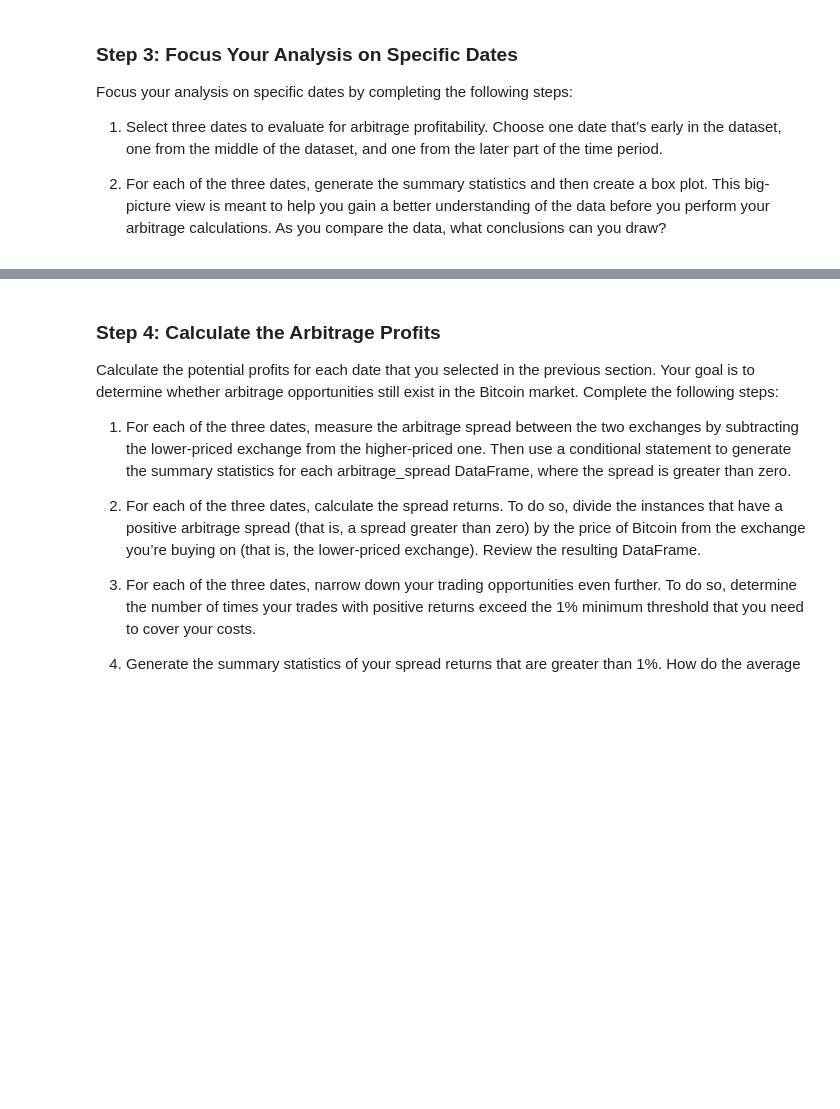
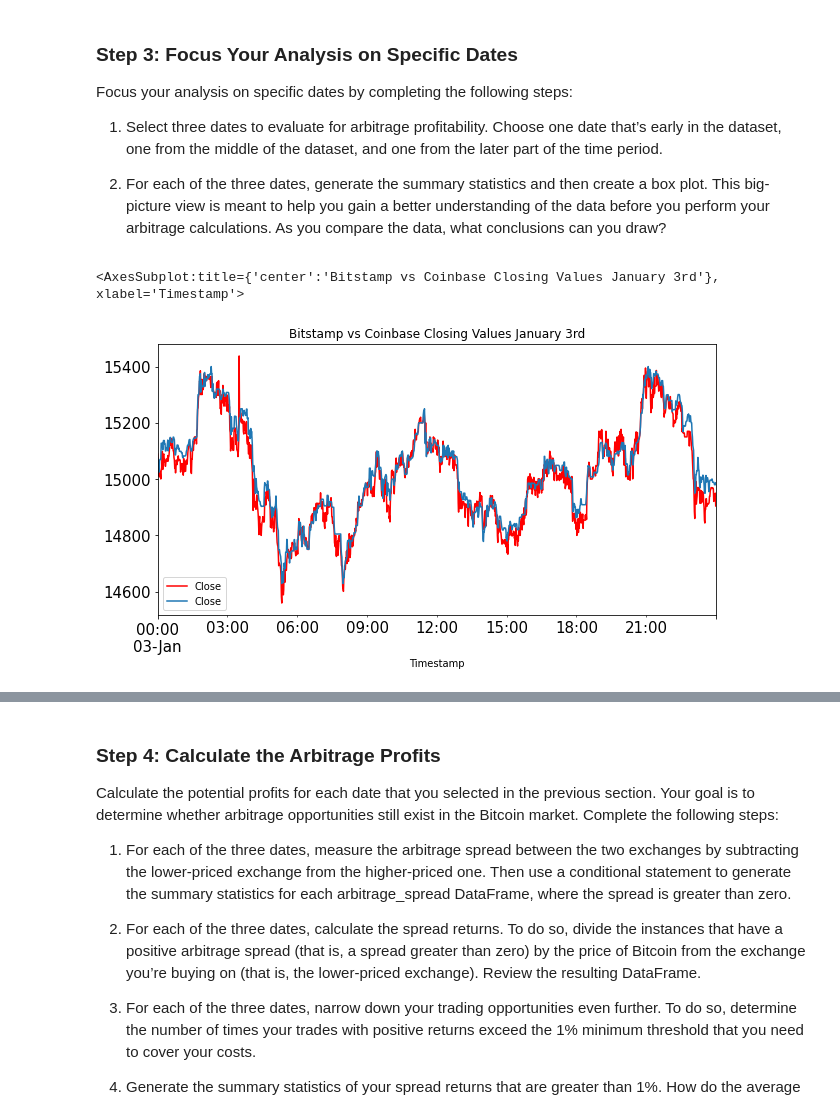
Before and after one commit to tylergusmyers/crypto_arbitrage, a Jupyter notebook: crypto_arbitrage.ipynb, the cells around one changed output, grey strips where cells are left out. Saved outputs shown, nothing was run; the diff lists cells and outputs as text; code cells hidden in the pictures; blank space fills up the shorter version.

Commit message:
Final commit for crypto_arbitrage
Finishing up of the file including the sums and cumsums for early late and middle dates.

We also have the early late and middle arbitrage spreads calculated here.

```diff
--- a/crypto_arbitrage.ipynb
+++ b/crypto_arbitrage.ipynb
@@ -375,7 +375,20 @@ Focus your analysis on specific dates by completing the following steps:
 # %%
 # Create an overlay plot that visualizes the two dataframes over a period of one day early in the dataset.
 # Be sure that the plots include the parameters `legend`, `figsize`, `title`, `color` and `label`
-# YOUR CODE HERE
+# YOUR CODE
+bitstamp_early = bitstamp.loc["2018-01-03":"2018-01-03",["Close"]]
+bitstamp_early = bitstamp_early.astype(float)
+
+coinbase_early = coinbase.loc["2018-01-03":"2018-01-03",["Close"]]
+coinbase_early = coinbase_early.astype(float)
+
+
+ax = bitstamp_early.plot(figsize = (10, 5), title = 'Bitstamp vs Coinbase Closing Values January 3rd', fontsize=15, color= 'red')
+
+coinbase_early.plot(ax = ax)
+# %% [output]
+<AxesSubplot:title={'center':'Bitstamp vs Coinbase Closing Values January 3rd'}, xlabel='Timestamp'>
+[figure, added]
 # %%
 # Using the early date that you have selected, calculate the arbitrage spread
 # by subtracting the bitstamp lower closing prices from the coinbase higher closing prices
```
Also changed, not shown: parts of 21 cells of this notebook.
